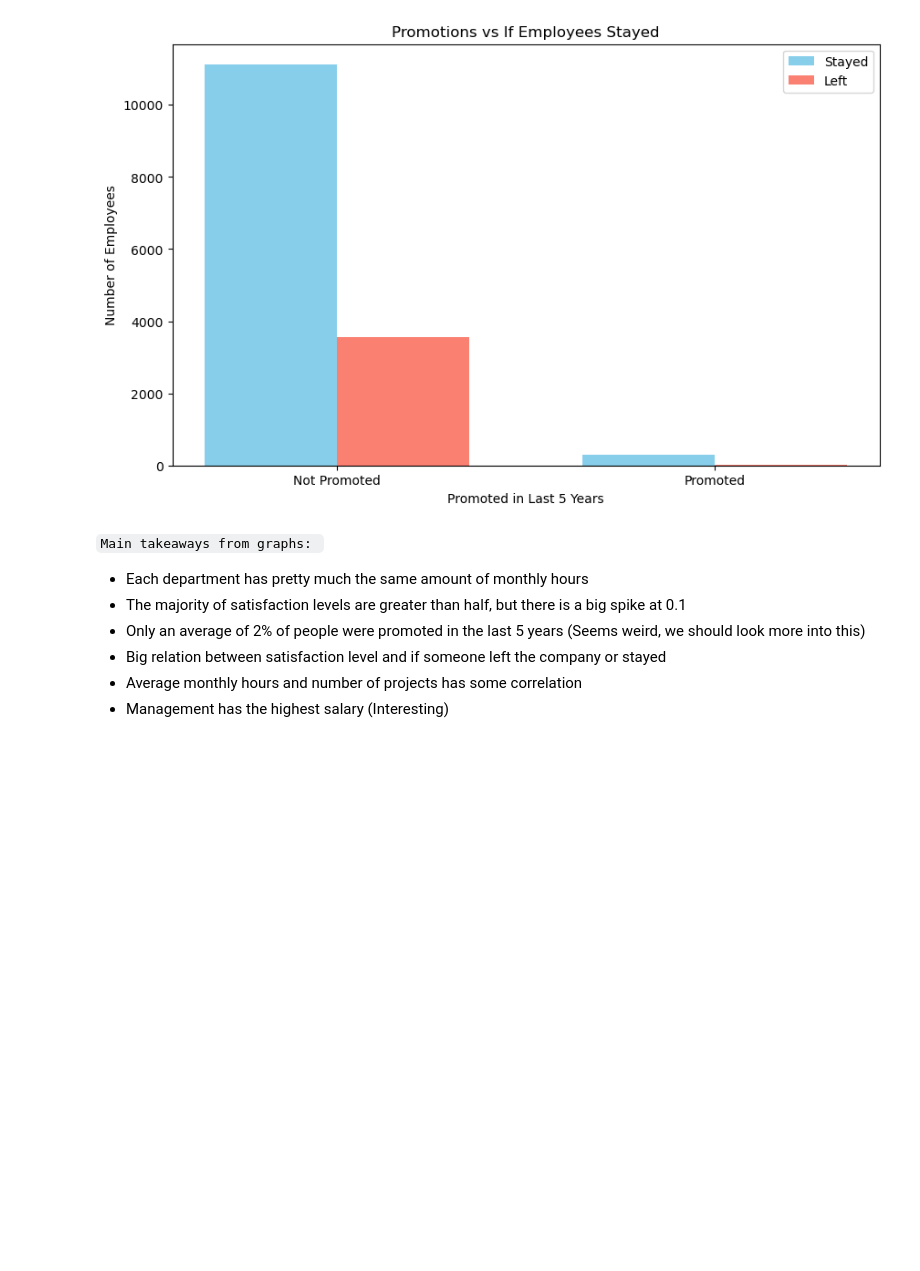
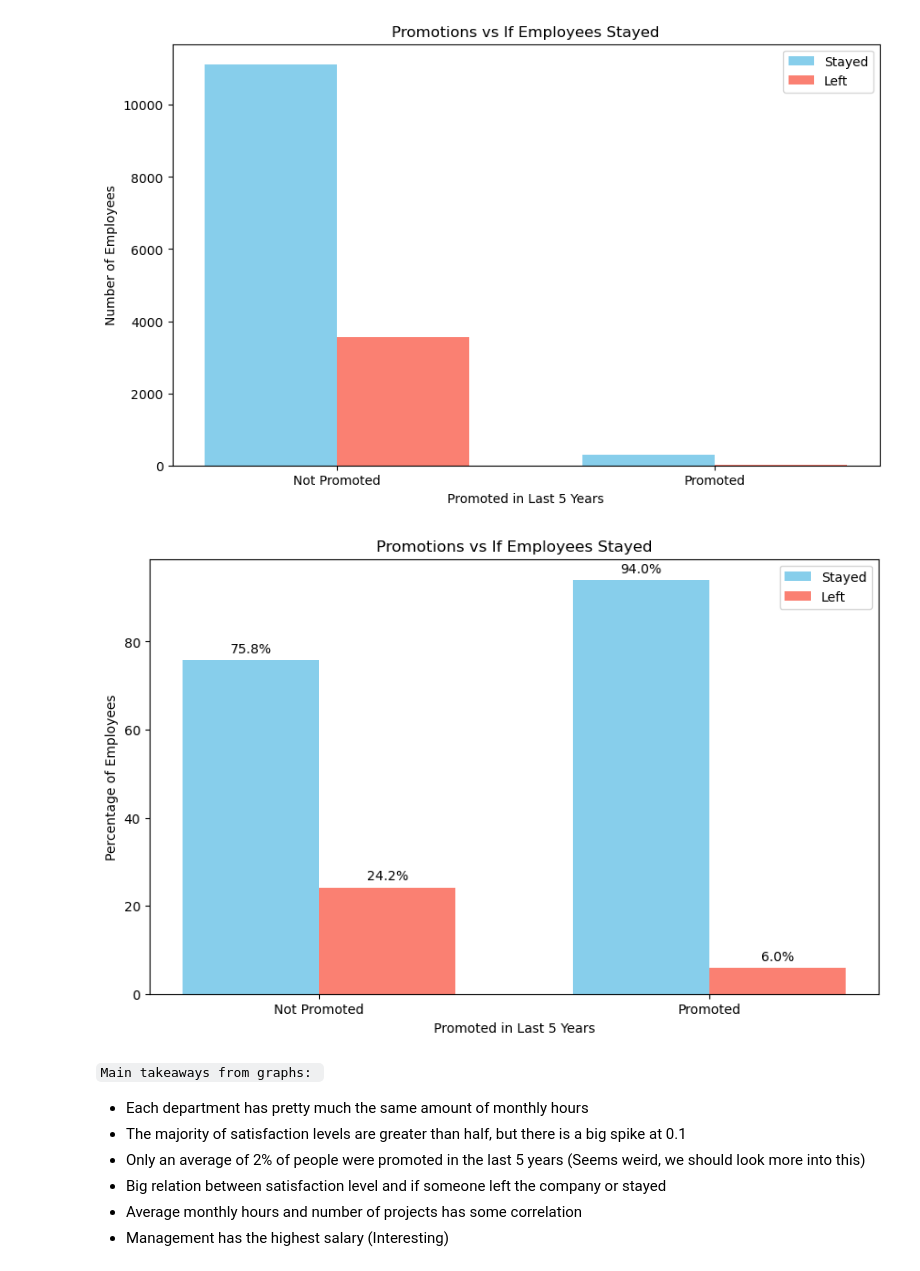
Before and after one commit to zacharyartman/aai501-group2, a Jupyter notebook: main.ipynb, the cells around one changed output. Cells and saved outputs as stored; diff of their text form; code cells hidden in the pictures; blank space fills up the shorter version.

```diff
--- a/main.ipynb
+++ b/main.ipynb
@@ -122,6 +123,38 @@ plt.legend()
 plt.show()
 # %% [output]
 [figure]
+# %%
+total_promotion_stayed = df[df['promotion_last_5years'] == 0]['left'].value_counts(normalize=True) * 100
+total_promotion_left = df[df['promotion_last_5years'] == 1]['left'].value_counts(normalize=True) * 100
+
+# Align data for plotting
+promotion_stayed = [total_promotion_stayed[0], total_promotion_left[0]]
+promotion_left = [total_promotion_stayed[1], total_promotion_left[1]]
+
+# Define bar width and index
+bar_width = 0.35
+index = [0, 1]
+
+# Plot bars
+plt.figure(figsize=(10, 6))
+plt.bar(index, promotion_stayed, bar_width, label='Stayed', color='skyblue')
+plt.bar([i + bar_width for i in index], promotion_left, bar_width, label='Left', color='salmon')
+
+# Add labels
+plt.xlabel('Promoted in Last 5 Years')
+plt.ylabel('Percentage of Employees')
+plt.title('Promotions vs If Employees Stayed')
+plt.xticks([i + bar_width / 2 for i in index], ['Not Promoted', 'Promoted'])
+plt.legend()
+
+# Add percentage labels above bars
+for i in range(len(index)):
+    plt.text(i, promotion_stayed[i] + 1, f'{promotion_stayed[i]:.1f}%', ha='center', va='bottom')
+    plt.text(i + bar_width, promotion_left[i] + 1, f'{promotion_left[i]:.1f}%', ha='center', va='bottom')
+
+plt.show()
+# %% [output]
+[figure, added]
 # %% [markdown]
 `Main takeaways from graphs: `
 - Each department has pretty much the same amount of monthly hours
```
Also changed, not shown: parts of 3 cells of this notebook.
